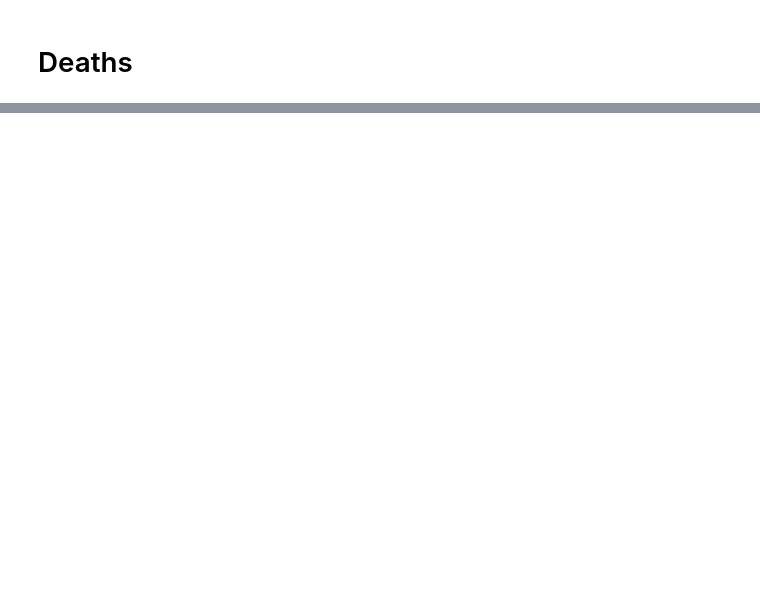
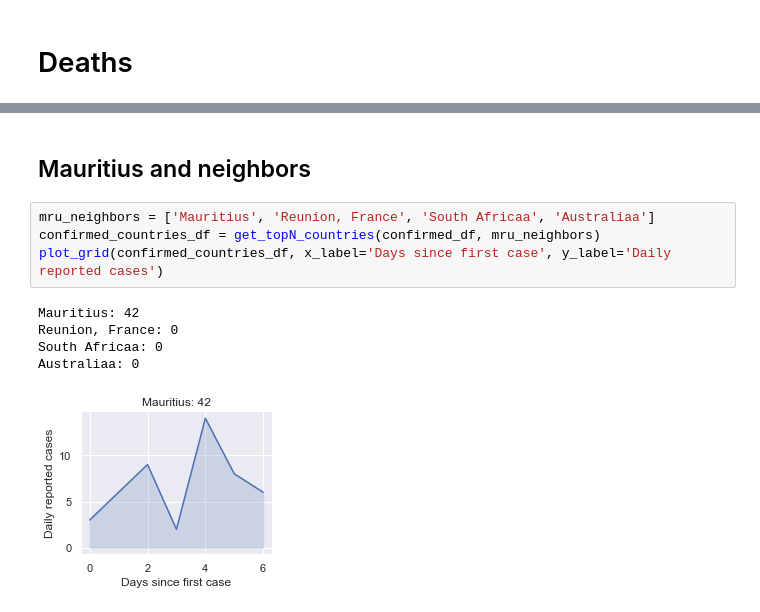
Before and after one commit to denisfookune/covid19-dailycases, a Jupyter notebook: covid19_JHU.ipynb, the cells around one changed output, grey strips where cells are left out. Cells and saved outputs as stored; diff of their text form; blank space fills up the shorter version.

```diff
--- a/covid19_JHU.ipynb
+++ b/covid19_JHU.ipynb
@@ -151,0 +195,12 @@ Austria: 28
+# %% [markdown]
+## Mauritius and neighbors
+# %%
+mru_neighbors = ['Mauritius', 'Reunion, France', 'South Africaa', 'Australiaa']
+confirmed_countries_df = get_topN_countries(confirmed_df, mru_neighbors)
+plot_grid(confirmed_countries_df, x_label='Days since first case', y_label='Daily reported cases')
+# %% [output]
+Mauritius: 42
+Reunion, France: 0
+South Africaa: 0
+Australiaa: 0
+[figure, added]
```
Also changed, not shown: parts of 8 cells of this notebook.
